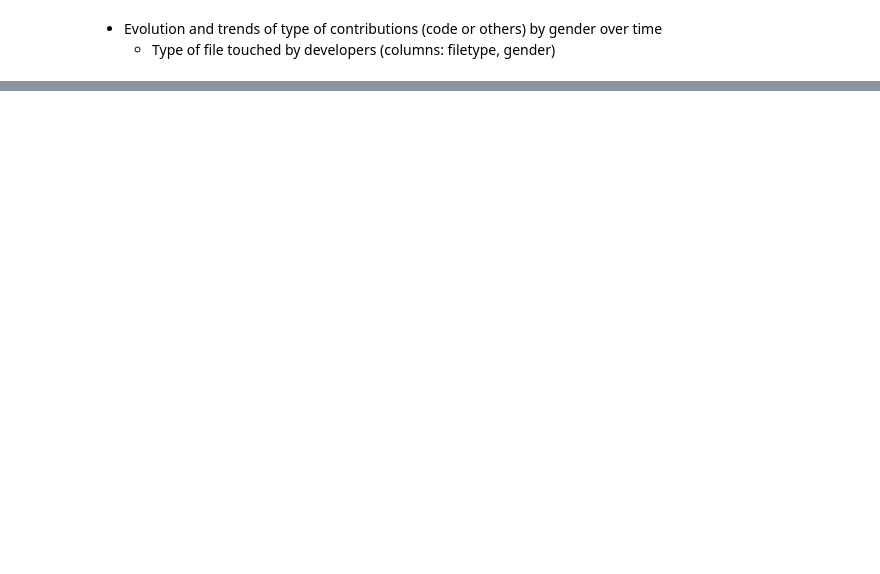
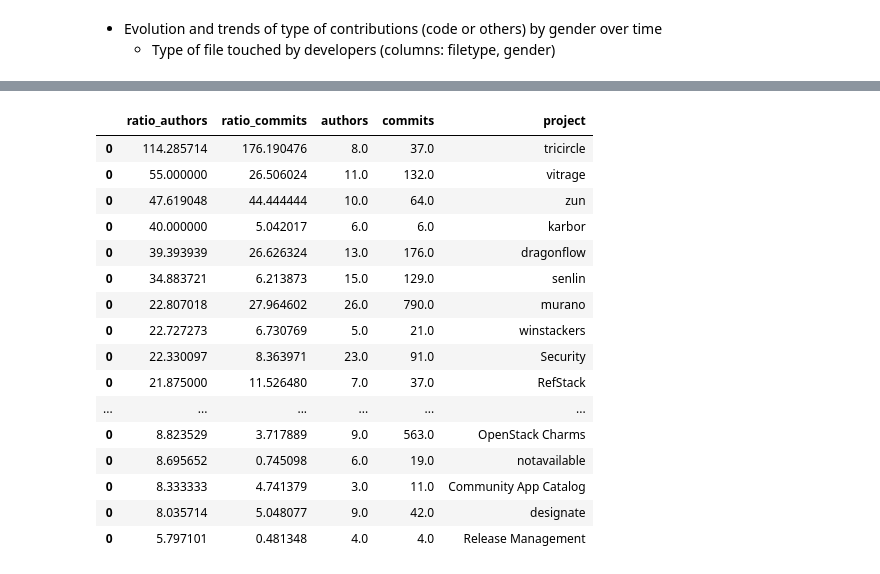
Before and after one commit to dicortazar/ipython-notebooks, a Jupyter notebook: projects/openstack-diversity/OpenStack Diversity Metrics.ipynb, the cells around one changed output, grey strips where cells are left out. Saved outputs shown, nothing was run; the diff lists cells and outputs as text; code cells hidden in the pictures; blank space fills up the shorter version.

```diff
--- a/projects/openstack-diversity/OpenStack Diversity Metrics.ipynb
+++ b/projects/openstack-diversity/OpenStack Diversity Metrics.ipynb
@@ -296,0 +381,20 @@ draw_evolutionary_chart("key_as_string", "doc_count")
+# %%
+df_summary.sort_values("ratio_authors", ascending=False)
+# %% [output]
+|  | ratio_authors | ratio_commits | authors | commits | project |
+| 0 | 114.285714 | 176.190476 | 8.0 | 37.0 | tricircle |
+| 0 | 55.000000 | 26.506024 | 11.0 | 132.0 | vitrage |
+| 0 | 47.619048 | 44.444444 | 10.0 | 64.0 | zun |
+| 0 | 40.000000 | 5.042017 | 6.0 | 6.0 | karbor |
+| 0 | 39.393939 | 26.626324 | 13.0 | 176.0 | dragonflow |
+| 0 | 34.883721 | 6.213873 | 15.0 | 129.0 | senlin |
+| 0 | 22.807018 | 27.964602 | 26.0 | 790.0 | murano |
+| 0 | 22.727273 | 6.730769 | 5.0 | 21.0 | winstackers |
+| 0 | 22.330097 | 8.363971 | 23.0 | 91.0 | Security |
+| 0 | 21.875000 | 11.526480 | 7.0 | 37.0 | RefStack |
+| ... | ... | ... | ... | ... | ... |
+| 0 | 8.823529 | 3.717889 | 9.0 | 563.0 | OpenStack Charms |
+| 0 | 8.695652 | 0.745098 | 6.0 | 19.0 | notavailable |
+| 0 | 8.333333 | 4.741379 | 3.0 | 11.0 | Community App Catalog |
+| 0 | 8.035714 | 5.048077 | 9.0 | 42.0 | designate |
+| 0 | 5.797101 | 0.481348 | 4.0 | 4.0 | Release Management |
```
Also changed, not shown: parts of 14 cells of this notebook, 1 other file.
